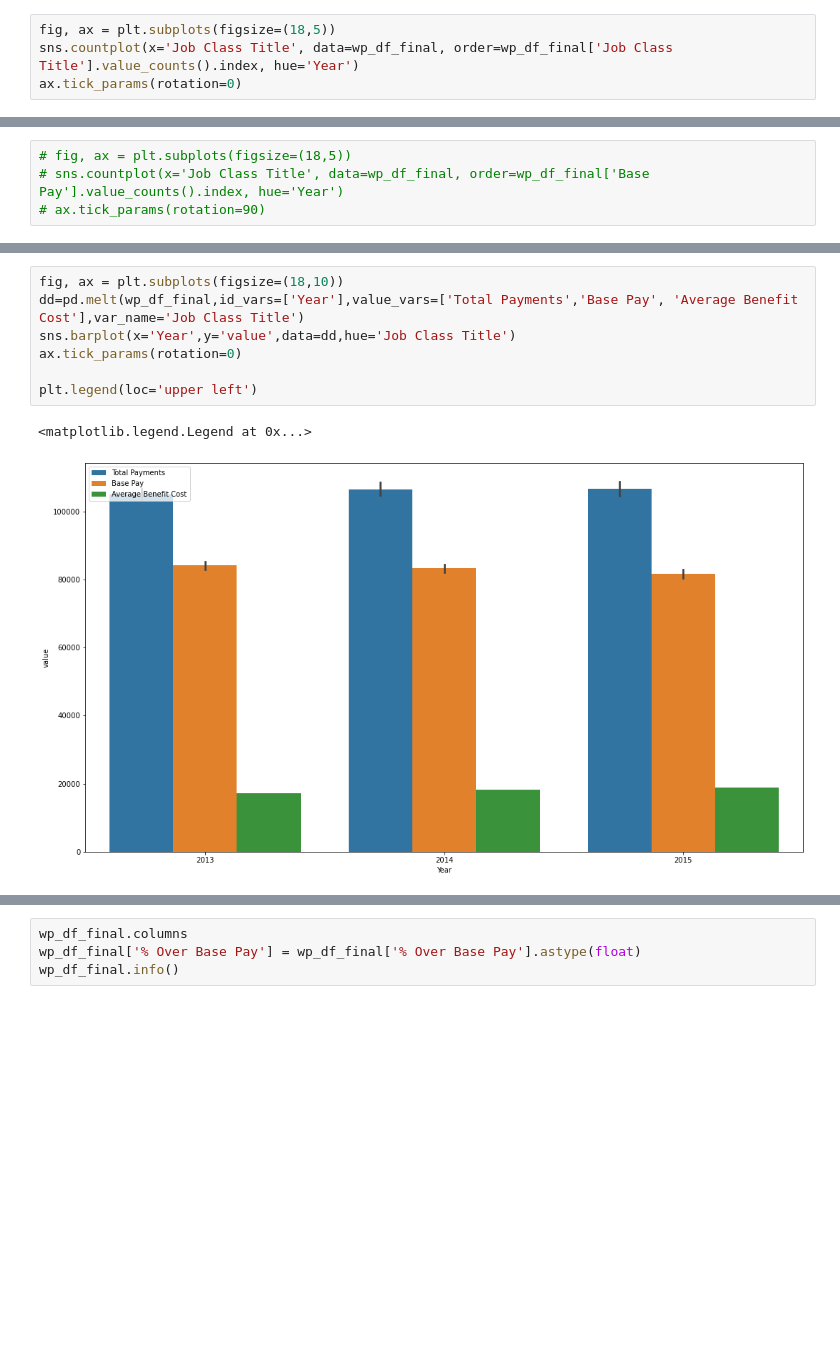
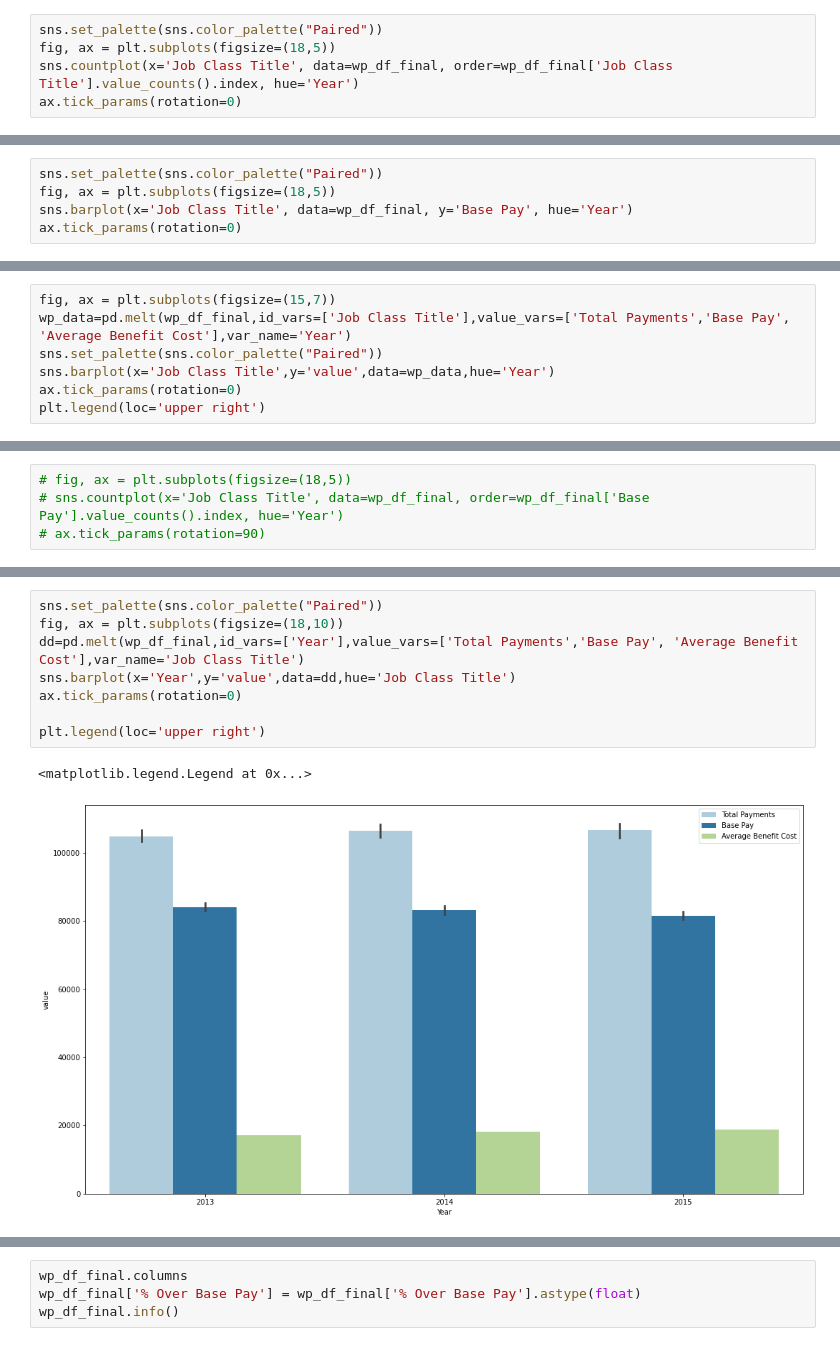
Before and after one commit to harikapeddi/Los_Angeles_Data_Project1, a Jupyter notebook: Salary_Analysis.ipynb, the cells around one changed output, grey strips where cells are left out. Saved outputs shown, nothing was run; the diff lists cells and outputs as text; blank space fills up the shorter version.

```diff
--- a/Salary_Analysis.ipynb
+++ b/Salary_Analysis.ipynb
@@ -220,6 +242,7 @@ ax.tick_params(rotation=0)
 # sns.histplot(data=wp_df_final, x='Job Class Title', hue='Year', element='bars', ).set_title('Histogram of Job Class Titles')
 # ax.tick_params(rotation=90)
 # %%
+sns.set_palette(sns.color_palette("Paired"))
 fig, ax = plt.subplots(figsize=(18,5))
 sns.countplot(x='Job Class Title', data=wp_df_final, order=wp_df_final['Job Class Title'].value_counts().index, hue='Year')
 ax.tick_params(rotation=0)
@@ -227,0 +251,5 @@ ax.tick_params(rotation=0)
+# %%
+sns.set_palette(sns.color_palette("Paired"))
+fig, ax = plt.subplots(figsize=(18,5))
+sns.barplot(x='Job Class Title', data=wp_df_final, y='Base Pay', hue='Year')
+ax.tick_params(rotation=0)
@@ -227,0 +258,7 @@ ax.tick_params(rotation=0)
+# %%
+fig, ax = plt.subplots(figsize=(15,7))
+wp_data=pd.melt(wp_df_final,id_vars=['Job Class Title'],value_vars=['Total Payments','Base Pay', 'Average Benefit Cost'],var_name='Year')
+sns.set_palette(sns.color_palette("Paired"))
+sns.barplot(x='Job Class Title',y='value',data=wp_data,hue='Year')
+ax.tick_params(rotation=0)
+plt.legend(loc='upper right')
@@ -241,13 +281,14 @@ plt.legend(loc='best')
 # %%
+sns.set_palette(sns.color_palette("Paired"))
 fig, ax = plt.subplots(figsize=(18,10))
 dd=pd.melt(wp_df_final,id_vars=['Year'],value_vars=['Total Payments','Base Pay', 'Average Benefit Cost'],var_name='Job Class Title')
 sns.barplot(x='Year',y='value',data=dd,hue='Job Class Title')
 ax.tick_params(rotation=0)
 
-plt.legend(loc='upper left')
+plt.legend(loc='upper right')
 # %% [output]
 <matplotlib.legend.Legend at 0x...>
-[figure, old version]
+[figure, new version]
 # %%
 fig, ax = plt.subplots(figsize=(18,6))
 ax.tick_params(rotation=0)
```
Also changed, not shown: parts of 20 cells of this notebook, 2 other files.
